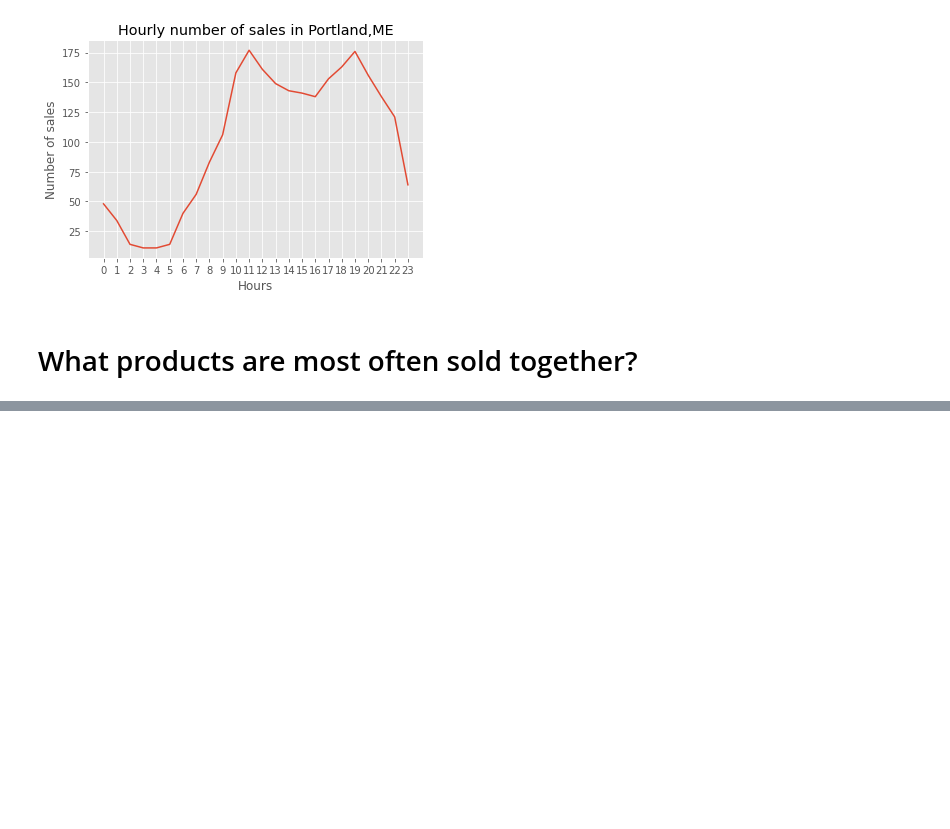
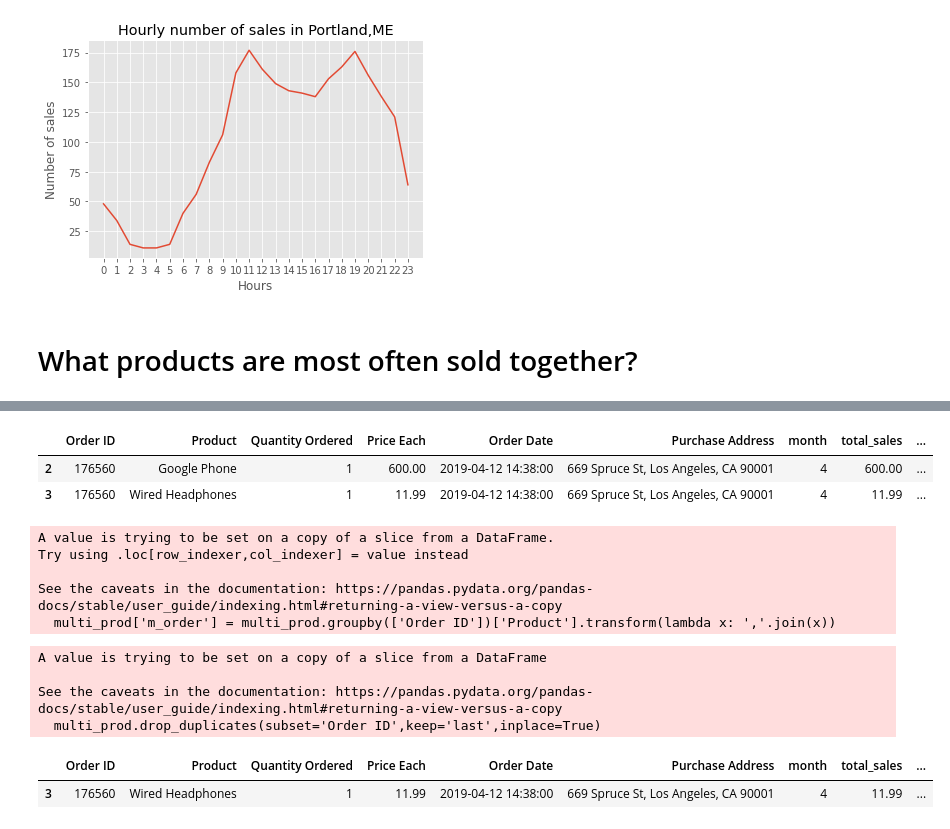
Before and after one commit to dishankkalra23/eCommerce-Sales-Analysis, a Jupyter notebook: Sales-Analysis.ipynb, the cells around one changed output, grey strips where cells are left out. Cells and saved outputs as stored; diff of their text form; code cells hidden in the pictures; blank space fills up the shorter version.

Commit message:
Added product sold together

```diff
--- a/Sales-Analysis.ipynb
+++ b/Sales-Analysis.ipynb
@@ -407,8 +407,7 @@ plt.show()
 # %% [markdown]
 # What products are most often sold together?
 # %%
-multi_prod = all_data[all_data.duplicated(['Order ID'])]
-print("Order ID's with multiple products: ")
-multi_prod['Order ID']
+multi_prod = all_data[all_data.duplicated(subset='Order ID',keep = False)]
+print("Order ID's with multiple products:\n",multi_prod['Order ID'])
 # %% [output]
 Order ID's with multiple products:
@@ -433,0 +426,26 @@ all_data[all_data['Order ID'] == 259297]
+# %%
+multi_prod[multi_prod['Order ID'] == 176560]
+# %% [output]
+|  | Order ID | Product | Quantity Ordered | Price Each | Order Date | Purchase Address | month | total_sales | ... |
+| 2 | 176560 | Google Phone | 1 | 600.00 | 2019-04-12 14:38:00 | 669 Spruce St, Los Angeles, CA 90001 | 4 | 600.00 | ... |
+| 3 | 176560 | Wired Headphones | 1 | 11.99 | 2019-04-12 14:38:00 | 669 Spruce St, Los Angeles, CA 90001 | 4 | 11.99 | ... |
+# %%
+multi_prod['m_order'] = multi_prod.groupby(['Order ID'])['Product'].transform(lambda x: ','.join(x))
+# %% [output]
+A value is trying to be set on a copy of a slice from a DataFrame.
+Try using .loc[row_indexer,col_indexer] = value instead
+
+See the caveats in the documentation: https://pandas.pydata.org/pandas-docs/stable/user_guide/indexing.html#returning-a-view-versus-a-copy
+  multi_prod['m_order'] = multi_prod.groupby(['Order ID'])['Product'].transform(lambda x: ','.join(x))
+# %%
+multi_prod.drop_duplicates(subset='Order ID',keep='last',inplace=True)
+# %% [output]
+A value is trying to be set on a copy of a slice from a DataFrame
+
+See the caveats in the documentation: https://pandas.pydata.org/pandas-docs/stable/user_guide/indexing.html#returning-a-view-versus-a-copy
+  multi_prod.drop_duplicates(subset='Order ID',keep='last',inplace=True)
+# %%
+multi_prod[multi_prod['Order ID'] == 176560]
+# %% [output]
+|  | Order ID | Product | Quantity Ordered | Price Each | Order Date | Purchase Address | month | total_sales | ... |
+| 3 | 176560 | Wired Headphones | 1 | 11.99 | 2019-04-12 14:38:00 | 669 Spruce St, Los Angeles, CA 90001 | 4 | 11.99 | ... |
```
Also changed, not shown: parts of 8 cells of this notebook.
